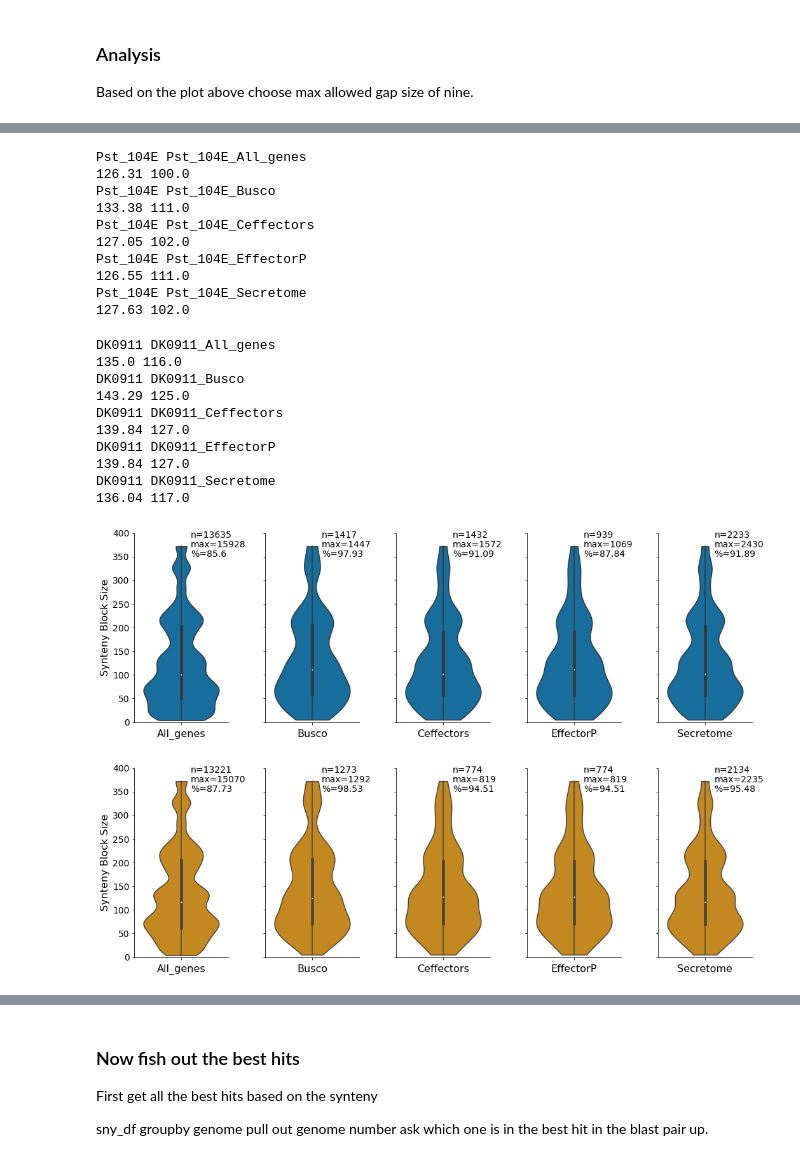
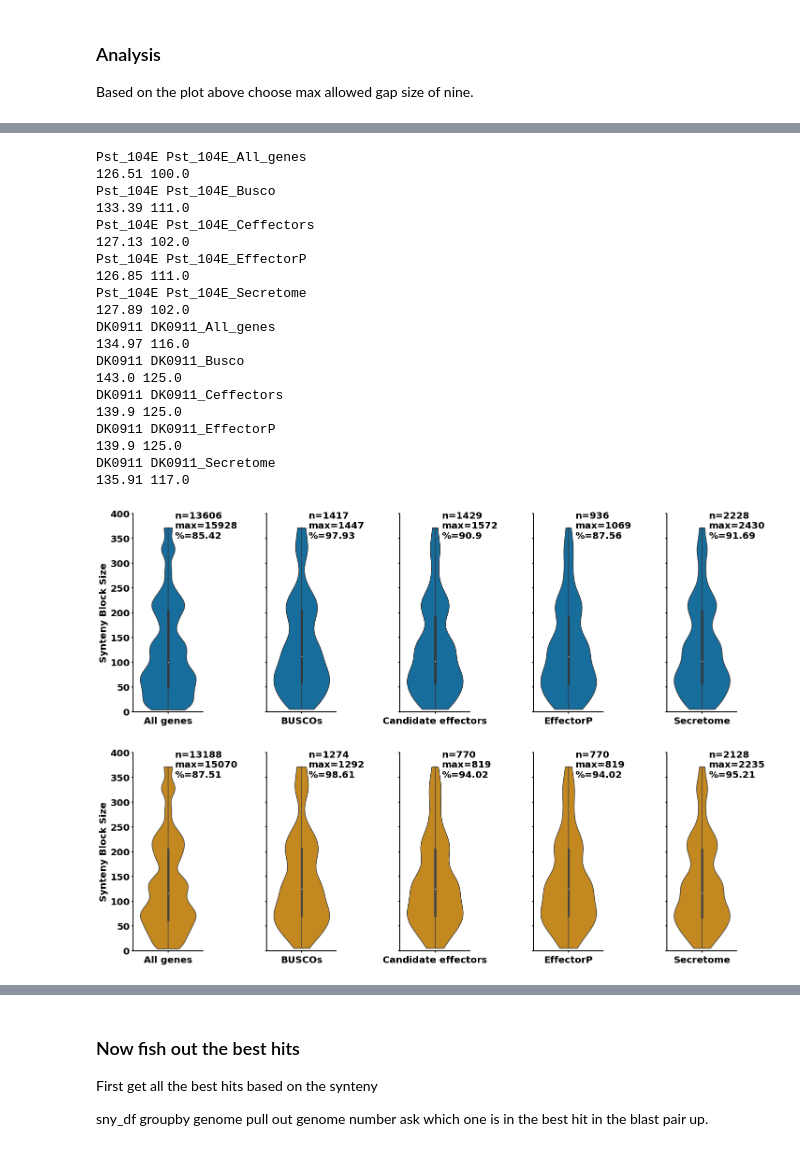
Before and after one commit to Team-Schwessinger/DK_0911-1, a Jupyter notebook: scripts/DK0911v04_Pst104E_presence_absence_orthology.ipynb, the cells around one changed output, grey strips where cells are left out. Drawn from its saved outputs; the diff is of its cells as text; code cells hidden in the pictures.

Commit message:
fixed up the figures for now

```diff
--- a/scripts/DK0911v04_Pst104E_presence_absence_orthology.ipynb
+++ b/scripts/DK0911v04_Pst104E_presence_absence_orthology.ipynb
@@ -130,7 +130,13 @@ def plot_synteny(genome, df,filter_bed_fn,color, out_fn):
 
     columns = [x for x in df.columns if genome in x][1:]
 
-    f1, ax = plt.subplots(1, len(columns), figsize=(15, 5), sharey=True)
+    f1, ax = plt.subplots(1, len(columns), figsize=(20, 7), sharey=True)
+
+    column_rename_dict = {'All_genes': 'All genes',
+                         'Busco': "BUSCOs",
+                         'Ceffectors': 'Candidate effectors',
+                         'EffectorP' : 'EffectorP',
+                         'Secretome' : 'Secretome'}
 
     for n, column in enumerate(columns):
         if genome == 'DK0911':
@@ -148,7 +154,8 @@ def plot_synteny(genome, df,filter_bed_fn,color, out_fn):
         #ax[n].set_title(column, fontsize=16)
         #ax[y[0], y[1]].set_yticklabels([])
         ax[n].set_ylabel('')
-        ax[n].set_xlabel(column.replace(genome+"_",''), fontsize=16)
+        ax[n].set_xlabel(column_rename_dict[column.replace(genome+"_",'')]\
+                         , fontsize=20, fontweight='bold')
         ax[n].text(0.1, 390, 'n=%s' % df[df[column] == True].shape[0])
 
 
@@ -156,7 +163,13 @@ def plot_synteny(genome, df,filter_bed_fn,color, out_fn):
         ax[n].text(0.1, 370, 'max=%s' % max_genes)
         percentage = round(df[df[column] == True].shape[0]/max_genes*100,2)
         ax[n].text(0.1, 350, '%%=%s' % percentage)
-    ax[0].set_ylabel('Synteny Block Size', fontsize=16)
+        for axis in ['bottom','left']:
+            ax[n].spines[axis].set_linewidth(2)
+        for axis in ['top','right']:
+            ax[n].spines[axis].set_linewidth(0)
+        ax[n].tick_params(width=2)
+
+    ax[0].set_ylabel('Synteny Block Size', fontsize=20, fontweight='bold')
     ax[0].set_ylim(0, 400)
     plt.subplots_adjust(right=0.3, left=0.1)
     #f1.suptitle(genome)
@@ -818,18 +831,3 @@ outfn = os.path.join(OUTPATH, 'F5B_synteny_gene_percentage.tiff')
 plt.savefig(outfn, dpi=600,bbox_inches='tight')
 # %% [output]
 [figure]
-# %%
-f, ax = plt.subplots(1,2, figsize=[10,10], sharey=True)
-
-
-
-for gene_type in gene_keys:
-    ax[0].plot(Max_percentage_primary['DK0911'].T[gene_type],'o')
-    ax[1].plot(Max_percentage_primary['Pst_104E'].T[gene_type],'o')
-    ax[0].title.set_text('DK0911')
-    ax[1].title.set_text("Pst_104E" )
-
-f.text(0.5, 0.06, 'Max allowed gap size within alignment block', fontsize=16, ha='center', va='center')
-ax[0].set_ylabel('Percentage of genes with synteny block',fontsize=16)
-ax[0].set_ylim(50,100)
-plt.legend()
@@ -843,5 +855,5 @@ Based on the plot above choose max allowed gap size of nine.
 # %%
-fn = '/home/benjamin/genome_assembly/Warrior/DK0911_v04/comp_orthology/run_SynNet/Genomes20190514_1307-SynNet-k25w0m9/DK_PAu.collinearity'
+fn = '/home/benjamin/genome_assembly/Warrior/DK0911_v04/comp_orthology/run_SynNet/Genomes20190514_1247-SynNet-k25w0m8/DK_PAu.collinearity'
 # %%
 syn_df = get_collinear_df(fn)
 gene_keys = ['All_genes','Busco', 'Ceffectors',  'EffectorP',   'Secretome']
@@ -868,42 +889,44 @@ for genome, color, genome_dict in zip(['Pst_104E', 'DK0911'], pallete, [Pst_104E
 # %%
 max_length_df_dict = {}
 pallete = [sns.color_palette('colorblind')[x] for x in [0,1]]
 for genome, color, genome_dict in zip(['Pst_104E', 'DK0911'], pallete, [Pst_104E_dict, DK0911_dict]):
     idx = syn_df.groupby(genome)['aln_length'].agg(pd.Series.idxmax)
     max_length_df_dict[genome] = syn_df.iloc[idx].drop_duplicates([genome, 'aln_length']).copy()
     for gene_type in syn_df.columns[-10:]:
         if genome in gene_type:
             _tmp_df = max_length_df_dict[genome]
             sub_gene_list = get_gene_list(genome_dict["Primary_genes"])
             _tmp_df = _tmp_df[_tmp_df[genome].isin(sub_gene_list)].copy()
             _tmp_df = _tmp_df.reset_index(drop=True)
             print(genome, gene_type)
             print(round(_tmp_df[_tmp_df[gene_type] == True]['aln_length'].mean(),2),\
                   round(_tmp_df[_tmp_df[gene_type] == True]['aln_length'].median(),2))
     plot_synteny(genome,_tmp_df,genome_dict["Primary_genes"],   color, 'something')
+    outfn = os.path.join(OUTPATH, 'SF7_%s_synteny_block_size_per_gene_group.tiff' % genome)
+    plt.savefig(outfn, dpi=600,bbox_inches='tight')
 # %% [output]
 Pst_104E Pst_104E_All_genes
-126.31 100.0
+126.51 100.0
 Pst_104E Pst_104E_Busco
-133.38 111.0
+133.39 111.0
 Pst_104E Pst_104E_Ceffectors
-127.05 102.0
+127.13 102.0
 Pst_104E Pst_104E_EffectorP
-126.55 111.0
+126.85 111.0
 Pst_104E Pst_104E_Secretome
-127.63 102.0
+127.89 102.0
+DK0911 DK0911_All_genes
+134.97 116.0
+DK0911 DK0911_Busco
+143.0 125.0
+DK0911 DK0911_Ceffectors
+139.9 125.0
+DK0911 DK0911_EffectorP
+139.9 125.0
+DK0911 DK0911_Secretome
+135.91 117.0
-DK0911 DK0911_All_genes
-135.0 116.0
-DK0911 DK0911_Busco
-143.29 125.0
-DK0911 DK0911_Ceffectors
-139.84 127.0
-DK0911 DK0911_EffectorP
-139.84 127.0
-DK0911 DK0911_Secretome
-136.04 117.0
-[figure, old version]
+[figure, new version]
-[figure, old version]
+[figure, new version]
 # %%
 max_length_df_dict['Pst_104E']
 # %% [output]
```
Also changed, not shown: parts of 4 cells of this notebook.
